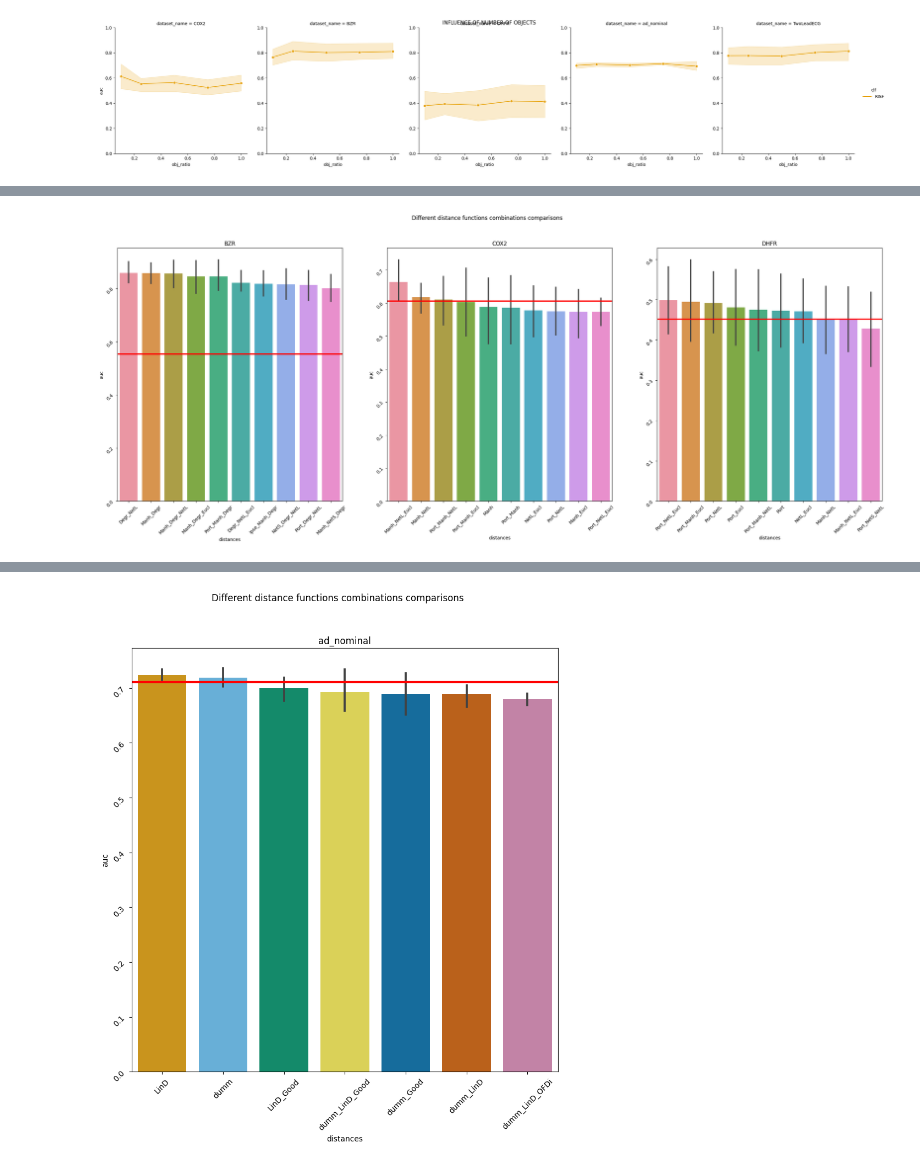
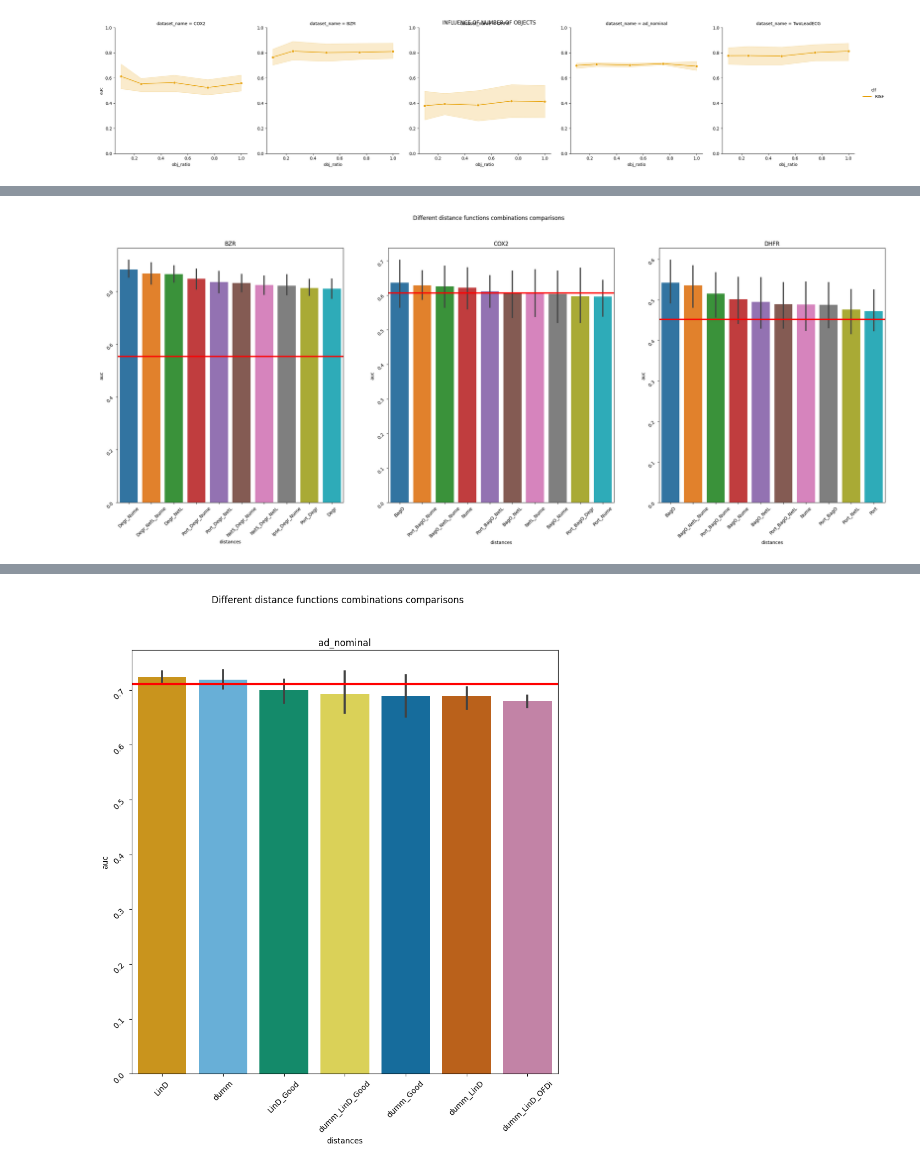
Before and after one commit to SebChw/RSIF, a Jupyter notebook: notebooks/visualizations.ipynb, the cells around one changed output, grey strips where cells are left out. Cells and saved outputs as stored; diff of their text form; code cells hidden in the pictures.

Commit message:
update results hyper

```diff
--- a/notebooks/visualizations.ipynb
+++ b/notebooks/visualizations.ipynb
@@ -129,5 +172,5 @@ plot_top_n_dists(num_df)
 # %%
-num_df = pd.read_csv(SELECTED_PATH / "results_selected_distances_graph.csv")
+num_df = pd.read_csv("../results/results_selected_distances_graph.csv")
 plot_top_n_dists(num_df, n = 10)
 # %% [output]
-[figure, old version]
+[figure, new version]
```
Also changed, not shown: parts of 22 cells of this notebook, 9 other files.
